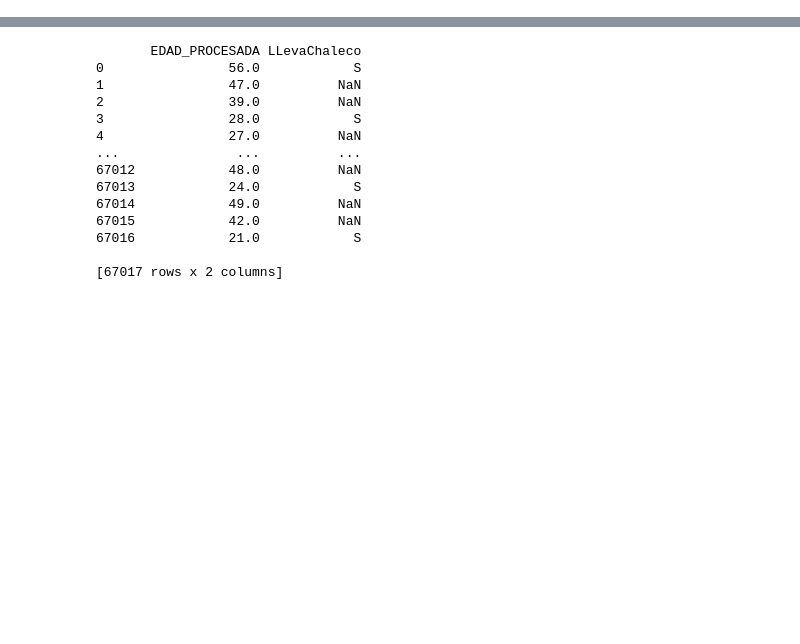
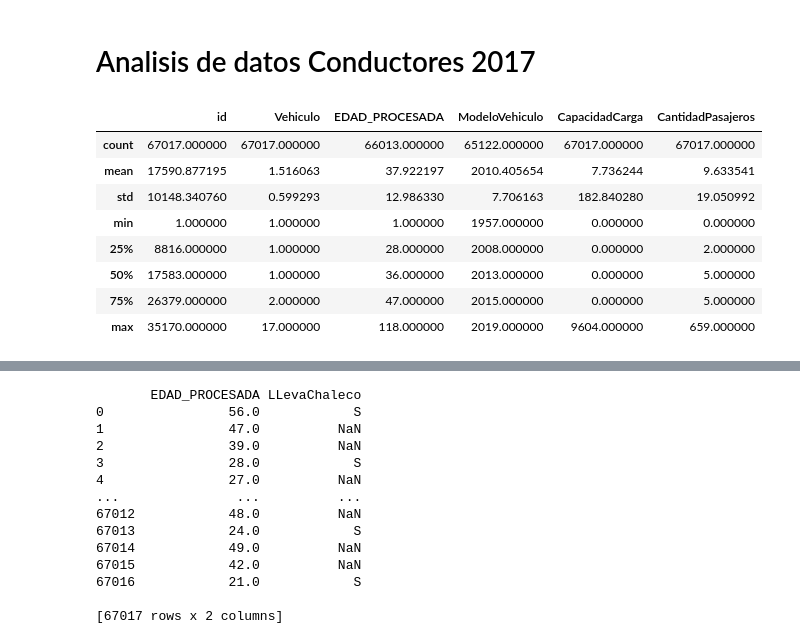
Before and after one commit to mateovlz/dsSeverityAccidents, a Jupyter notebook: Treatment.ipynb, the cells around one changed output, grey strips where cells are left out. Cells and saved outputs as stored; diff of their text form; code cells hidden in the pictures; blank space fills up the shorter version.

```diff
--- a/Treatment.ipynb
+++ b/Treatment.ipynb
@@ -95,0 +120,14 @@ df2017AC.head()
+# %% [markdown]
+# Analisis de datos Conductores 2017
+# %%
+df2017CN.describe()
+# %% [output]
+|  | id | Vehiculo | EDAD_PROCESADA | ModeloVehiculo | CapacidadCarga | CantidadPasajeros |
+| count | 67017.000000 | 67017.000000 | 66013.000000 | 65122.000000 | 67017.000000 | 67017.000000 |
+| mean | 17590.877195 | 1.516063 | 37.922197 | 2010.405654 | 7.736244 | 9.633541 |
+| std | 10148.340760 | 0.599293 | 12.986330 | 7.706163 | 182.840280 | 19.050992 |
+| min | 1.000000 | 1.000000 | 1.000000 | 1957.000000 | 0.000000 | 0.000000 |
+| 25% | 8816.000000 | 1.000000 | 28.000000 | 2008.000000 | 0.000000 | 2.000000 |
+| 50% | 17583.000000 | 1.000000 | 36.000000 | 2013.000000 | 0.000000 | 5.000000 |
+| 75% | 26379.000000 | 2.000000 | 47.000000 | 2015.000000 | 0.000000 | 5.000000 |
+| max | 35170.000000 | 17.000000 | 118.000000 | 2019.000000 | 9604.000000 | 659.000000 |
```
Also changed, not shown: parts of 32 cells of this notebook.
